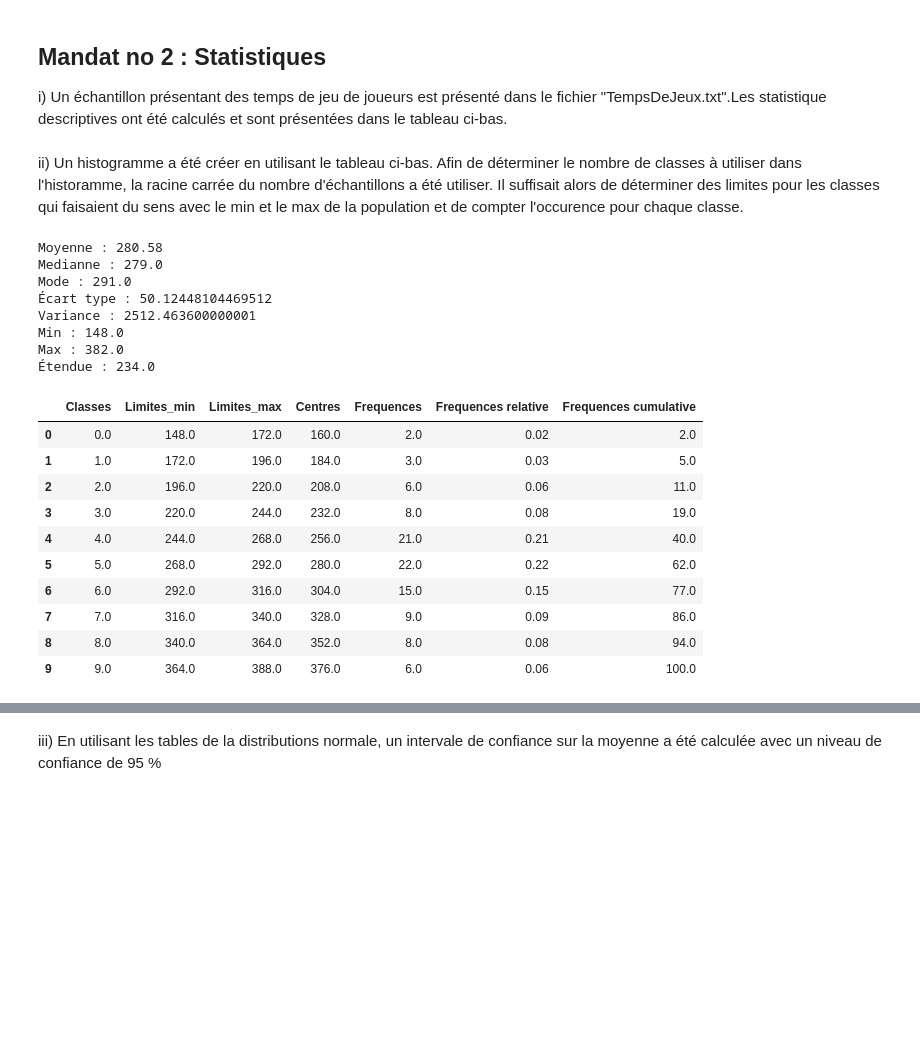
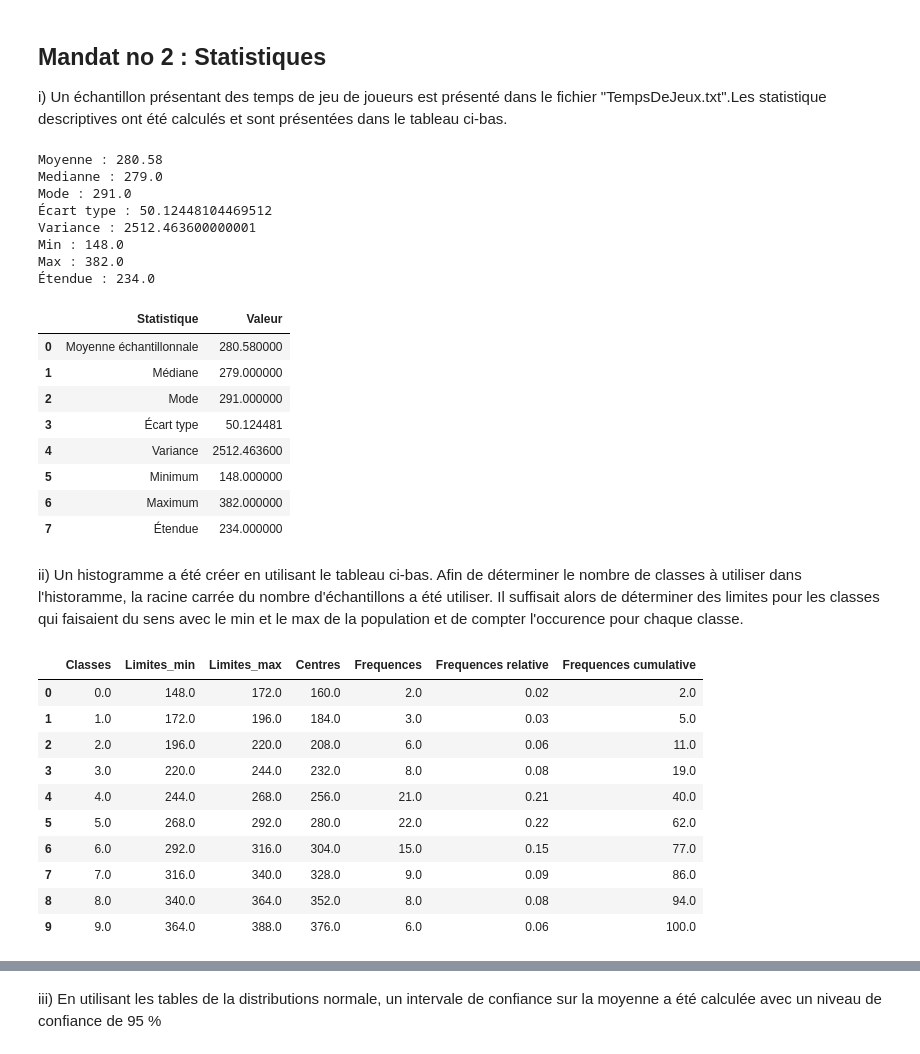
Before and after one commit to leethalss/S5_APP5, a Jupyter notebook: problematique.ipynb, the cells around one changed output, grey strips where cells are left out. Drawn from its saved outputs; the diff is of its cells as text; code cells hidden in the pictures; blank space fills up the shorter version.

```diff
--- a/problematique.ipynb
+++ b/problematique.ipynb
@@ -64,32 +116,50 @@ i) Un échantillon présentant des temps de jeu de joueurs est présenté dans l
 # %%
 from statistics import mode
 import pandas as pd
 file = np.loadtxt('TempsDeJeu.txt')
 nbEchantillons = len(file)
 moyenne = np.mean(file)
 print(f'Moyenne : {moyenne}')
 medianne = np.median(file)
 print(f'Medianne : {medianne}')
 mode = mode(file)
 print(f'Mode : {mode}')
 std = np.std(file)
 print(f'Écart type : {std}')
 var = std**2
 print(f'Variance : {var}')
 min = np.min(file)
 print(f'Min : {min}')
 max = np.max(file)
 print(f'Max : {max}')
 etendue = max - min
 print(f'Étendue : {etendue}')
 
 data = {
     'Statistique': ['Moyenne échantillonnale', 'Médiane', 'Mode', 'Écart type', 'Variance', 'Minimum', 'Maximum', 'Étendue'],
-    'Valeur': [moyenne, medianne, mode_value, std, var, min_val, max_val, etendue]
+    'Valeur': [moyenne, medianne, mode, std, var, min, max, etendue]
 
 
 }
 pd.DataFrame(data)
+# %% [output]
+Moyenne : 280.58
+Medianne : 279.0
+Mode : 291.0
+Écart type : 50.12448104469512
+Variance : 2512.463600000001
+Min : 148.0
+Max : 382.0
+Étendue : 234.0
+|  | Statistique | Valeur |
+| 0 | Moyenne échantillonnale | 280.580000 |
+| 1 | Médiane | 279.000000 |
+| 2 | Mode | 291.000000 |
+| 3 | Écart type | 50.124481 |
+| 4 | Variance | 2512.463600 |
+| 5 | Minimum | 148.000000 |
+| 6 | Maximum | 382.000000 |
+| 7 | Étendue | 234.000000 |
 # %% [markdown]
 ii) Un histogramme a été créer en utilisant le tableau ci-bas. Afin de déterminer le nombre de classes à utiliser dans l'historamme, la racine carrée du nombre d'échantillons a été utiliser. Il suffisait alors de déterminer des limites pour les classes qui faisaient du sens avec le min et le max de la population et de compter l'occurence pour chaque classe.
 # %%
@@ -118,17 +188,9 @@ for i in range(0, int(np.sqrt(len(file)))):
     frequences_cumul.append(cumul)
 bigasstab = [classes, limites_min, limites_max, centres, frequences, frequences_relative, frequences_cumul]
 
-
-pd.DataFrame(np.transpose(bigasstab), columns=['Classes', 'Limites_min', 'Limites_max', 'Centres', 'Frequences', 'Frequences relative', 'Frequences cumulative'])
+bigasstab = np.transpose(bigasstab)
+pd.DataFrame(bigasstab, columns=['Classes', 'Limites_min', 'Limites_max', 'Centres', 'Frequences', 'Frequences relative', 'Frequences cumulative'])
 # %% [output]
-Moyenne : 280.58
-Medianne : 279.0
-Mode : 291.0
-Écart type : 50.12448104469512
-Variance : 2512.463600000001
-Min : 148.0
-Max : 382.0
-Étendue : 234.0
 |  | Classes | Limites_min | Limites_max | Centres | Frequences | Frequences relative | Frequences cumulative |
 | 0 | 0.0 | 148.0 | 172.0 | 160.0 | 2.0 | 0.02 | 2.0 |
 | 1 | 1.0 | 172.0 | 196.0 | 184.0 | 3.0 | 0.03 | 5.0 |
```
Also changed, not shown: parts of 15 cells of this notebook.
